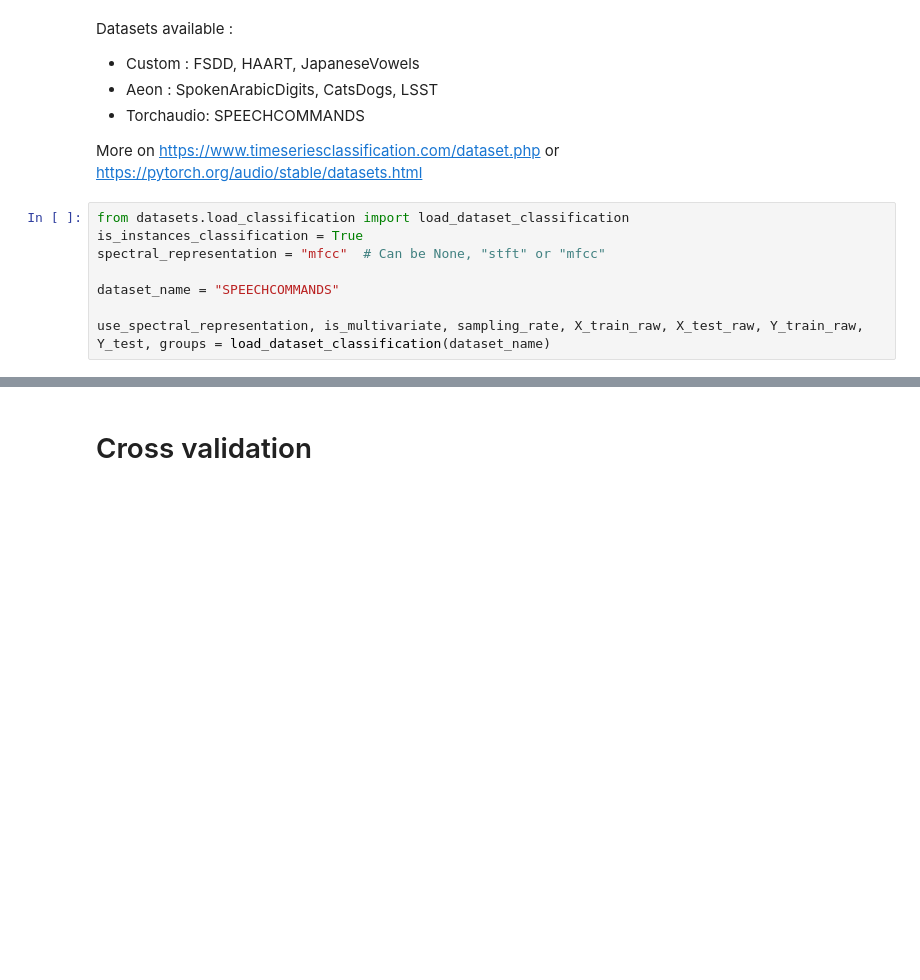
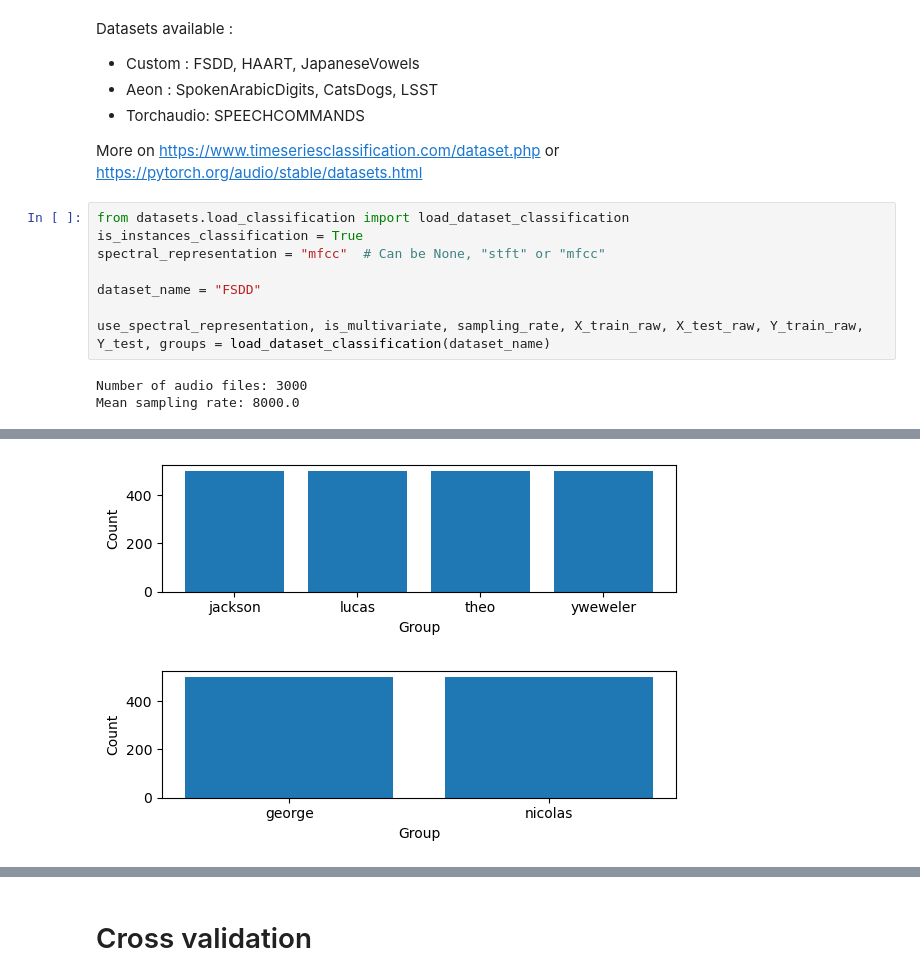
Before and after one commit to Finebouche/hag, a Jupyter notebook: 1.general_framework.ipynb, the cells around one changed output, grey strips where cells are left out. Saved outputs shown, nothing was run; the diff lists cells and outputs as text; blank space fills up the shorter version.

```diff
--- a/1.general_framework.ipynb
+++ b/1.general_framework.ipynb
@@ -47,6 +47,9 @@ from datasets.load_classification import load_dataset_classification
 is_instances_classification = True
 spectral_representation = "mfcc"  # Can be None, "stft" or "mfcc"
 
-dataset_name = "SPEECHCOMMANDS"
+dataset_name = "FSDD"
 
 use_spectral_representation, is_multivariate, sampling_rate, X_train_raw, X_test_raw, Y_train_raw, Y_test, groups = load_dataset_classification(dataset_name)
+# %% [output]
+Number of audio files: 3000
+Mean sampling rate: 8000.0
@@ -53,3 +57,5 @@ use_spectral_representation, is_multivariate, sampling_rate, X_train_raw, X_test
+[figure, added]
+[figure, added]
 # %%
 from datasets.preprocessing import plot_classes_distribution
 
```
Also changed, not shown: parts of 15 cells of this notebook, 3 other files.
